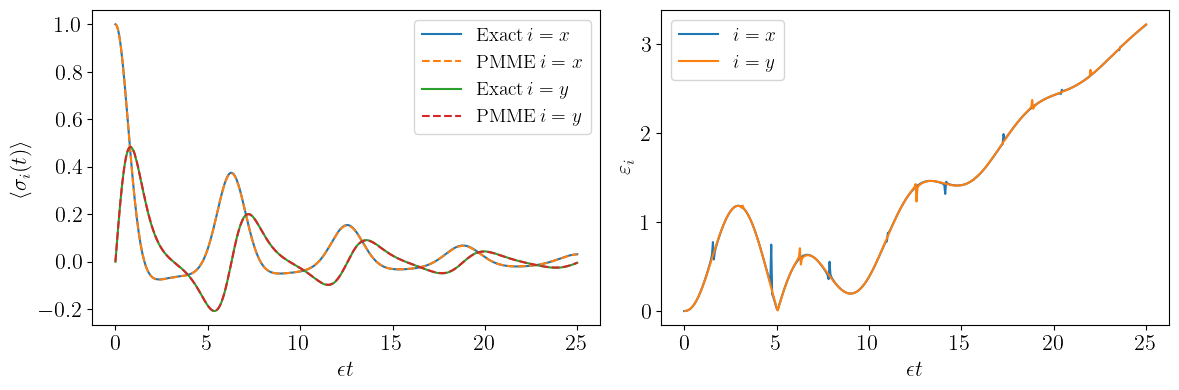
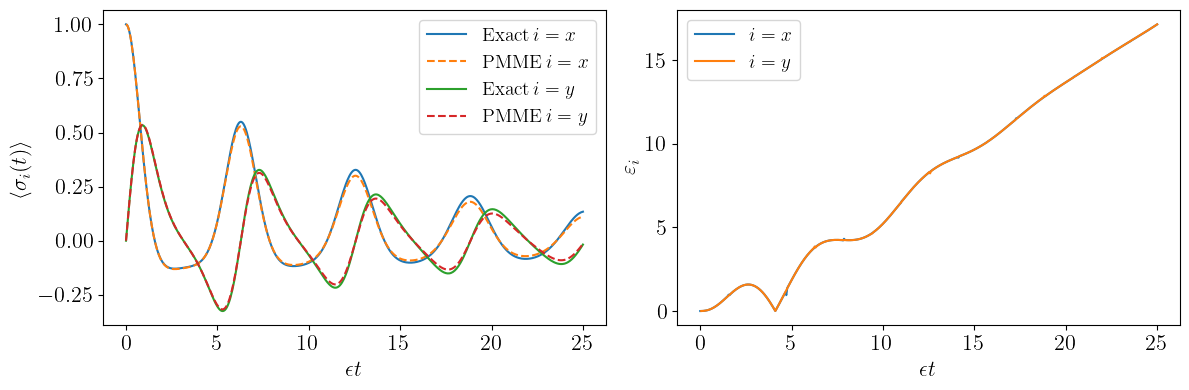
Unified diff of the notebook cell whose output changed from the first chart to the second:
--- before
+++ after
@@ -20,6 +20,10 @@
 ax2[0].legend()
 
-ax2[1].plot(tlist_pm, 100 * np.abs(evolved_bloch_vector[0] - result.expect[0]) / (np.abs(evolved_bloch_vector[0])), label=r'$i=x$')
-ax2[1].plot(tlist_pm, 100 * np.abs(evolved_bloch_vector[1] - result.expect[1]) / (np.abs(evolved_bloch_vector[1])), label=r'$i=y$')
+# Error
+error_sigx = 100 * np.abs(evolved_bloch_vector[0] - result.expect[0]) / (np.abs(evolved_bloch_vector[0]))
+error_sigy = 100 * np.abs(evolved_bloch_vector[1] - result.expect[1]) / (np.abs(evolved_bloch_vector[1]))
+
+ax2[1].plot(tlist_pm, error_sigx, label=r'$i=x$')
+ax2[1].plot(tlist_pm, error_sigy, label=r'$i=y$')
 
 ax2[1].set_xlabel(r'$\epsilon t$')

Commit: Added cell to save simulation data